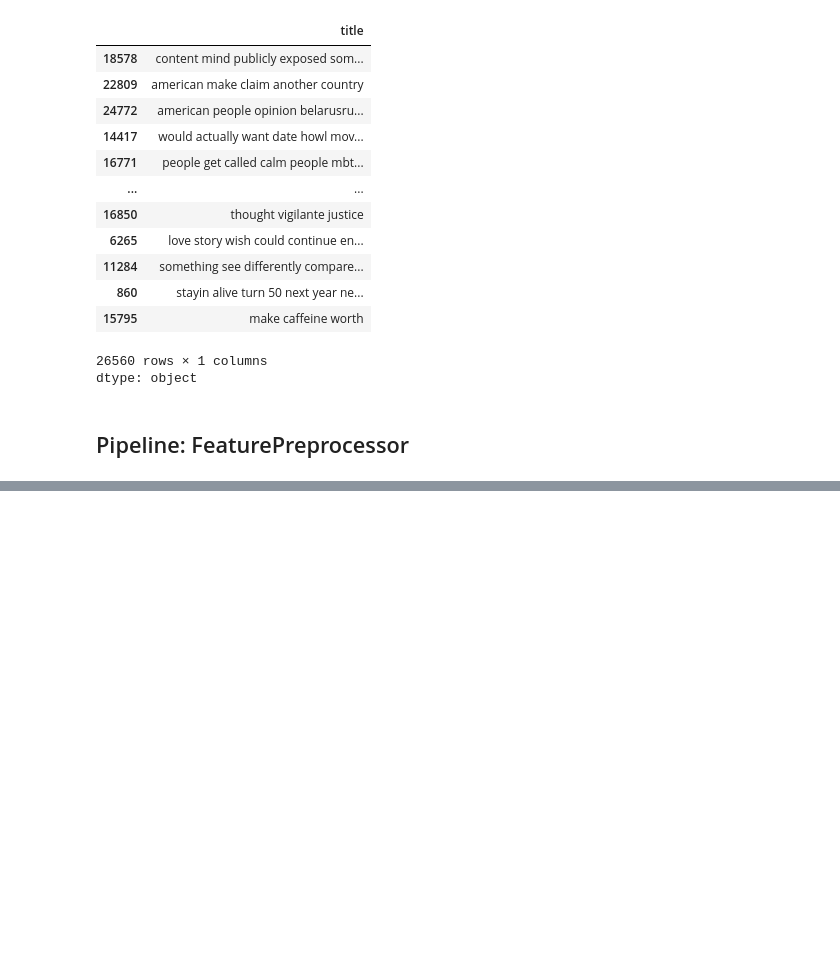
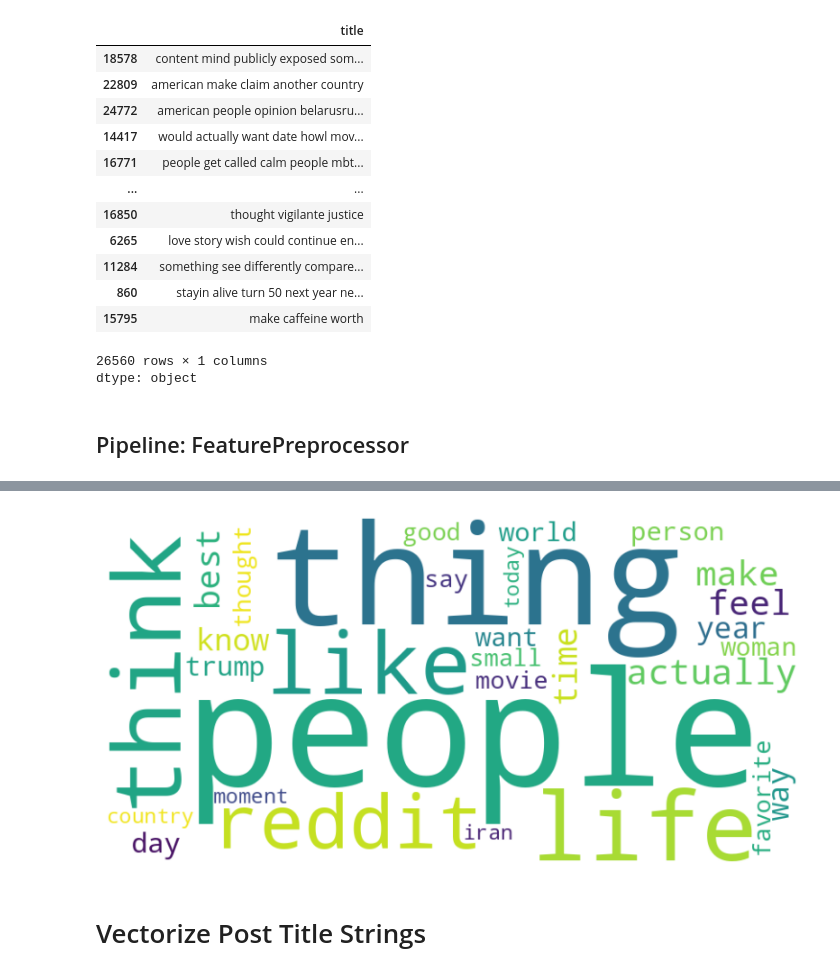
Before and after one commit to xmegan10/Reddit-Sentiment-Comment-Prediction, a Jupyter notebook: Reddit Comment Sentiment Prediction.ipynb, the cells around one changed output, grey strips where cells are left out. Cells and saved outputs as stored; diff of their text form; code cells hidden in the pictures; blank space fills up the shorter version.

```diff
--- a/Reddit Comment Sentiment Prediction.ipynb
+++ b/Reddit Comment Sentiment Prediction.ipynb
@@ -651,0 +750,6 @@ ptrain_set_test = feat_preprocessor.transform(ptrain_set_test)
+# %%
+f_vis_pstring.create_wordcloud()
+# %% [output]
+[figure, added]
+# %% [markdown]
+# Vectorize Post Title Strings
```
Also changed, not shown: parts of 52 cells of this notebook.
